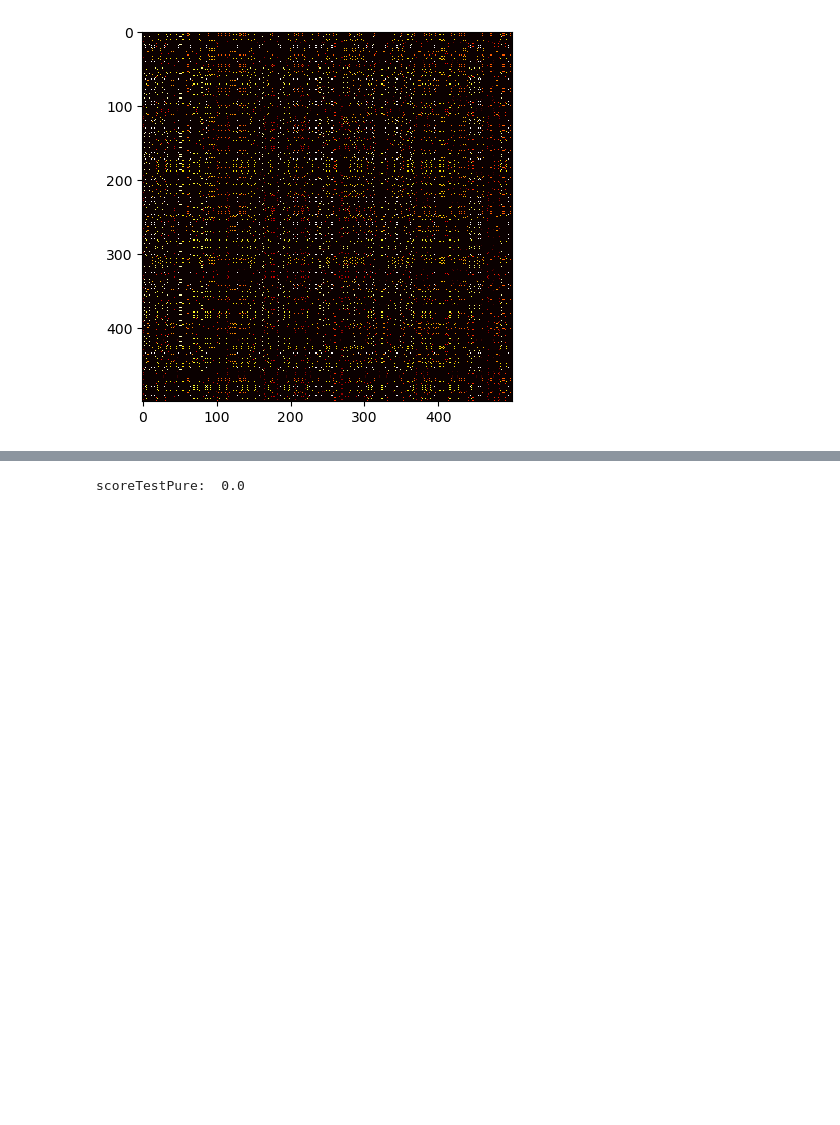
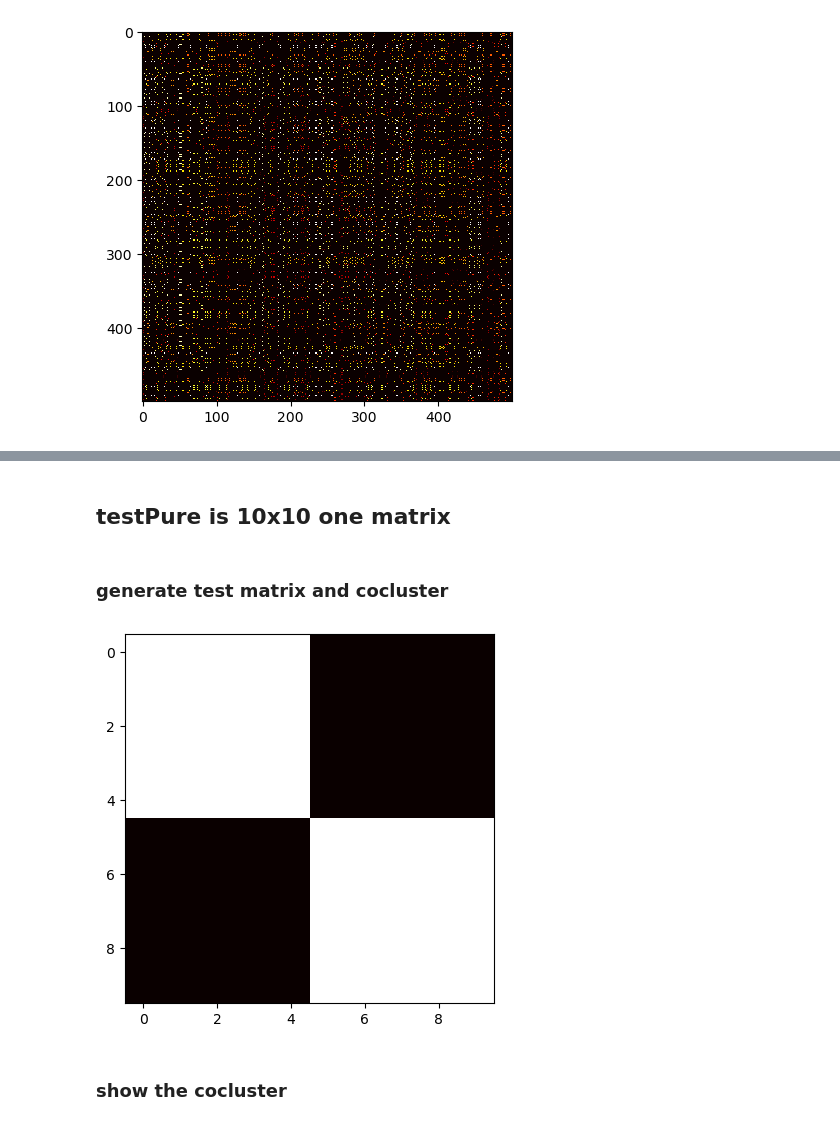
Before and after one commit to wzh4464/big_matrix_cocluster, a Jupyter notebook: main.ipynb, the cells around one changed output, grey strips where cells are left out. Cells and saved outputs as stored; diff of their text form; code cells hidden in the pictures; blank space fills up the shorter version.

```diff
--- a/main.ipynb
+++ b/main.ipynb
@@ -361,11 +448,24 @@ scoreTestOne:  0.7913966559827197
-# %%
-# testPure is 100x100 one matrix
-importlib.reload(ccSVD)
-testPure = np.ones((100, 100))
-rowBoolPure = np.ones(100, dtype=bool)
-colBoolPure = np.ones(100, dtype=bool)
-
-scoreTestPure = ccSVD.score(testPure, rowBoolPure, colBoolPure)
-print('scoreTestPure: ', scoreTestPure)
-# %% [output]
-scoreTestPure:  0.0
+# %% [markdown]
+## testPure is 10x10 one matrix
+# %% [markdown]
+### generate test matrix and cocluster
+# %%
+importlib.reload(ccSVD)
+import submatrix as sm
+
+testPureMat = np.zeros((10, 10))
+testPureMat[0:5, 0:5] = 1
+testPureMat[5:10, 5:10] = 1
+plt.imshow(testPureMat, cmap='hot', interpolation='nearest')
+plt.show()
+
+PureidxI = np.ones(10, dtype=bool)
+PureidxJ = np.ones(10, dtype=bool)
+
+pureSub = sm.submatrix(testPureMat, 0, 0)
+
+resultTen = ccSVD.coclusterAtom(pureSub, tor=10e-2, k = 2, M=10, N=10)
+# %% [output]
+[figure, added]
+# %% [markdown]
+### show the cocluster
```
Also changed, not shown: parts of 19 cells of this notebook, 3 other files.
